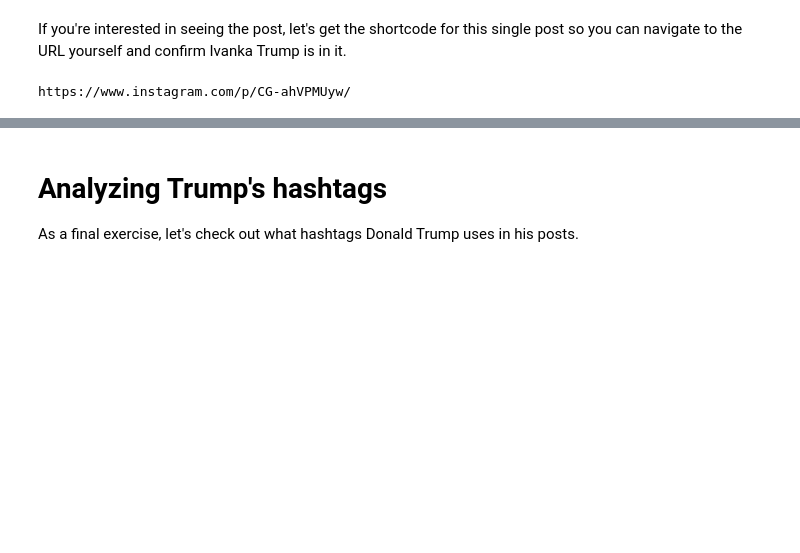
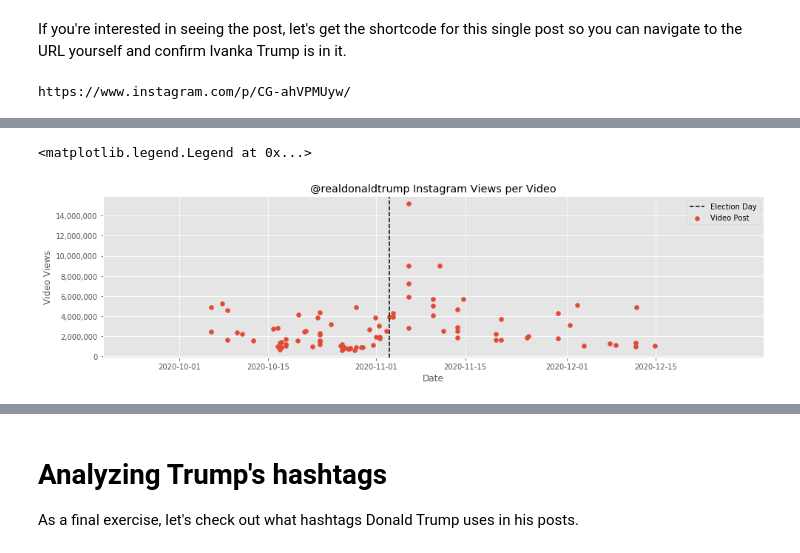
Before and after one commit to chris-greening/instascrape, a Jupyter notebook: tutorial/examples/DonaldTrump/Donald Trump.ipynb, the cells around one changed output, grey strips where cells are left out. Cells and saved outputs as stored; diff of their text form; code cells hidden in the pictures; blank space fills up the shorter version.

```diff
--- a/tutorial/examples/DonaldTrump/Donald Trump.ipynb
+++ b/tutorial/examples/DonaldTrump/Donald Trump.ipynb
@@ -185,0 +212,3 @@ https://www.instagram.com/p/CG-ahVPMUyw/
+# %%
+videos_df = df[df["is_video"]]
+videos_df["video_view_count"]
@@ -185,0 +228,19 @@ https://www.instagram.com/p/CG-ahVPMUyw/
+# %%
+fig, ax = plt.subplots(figsize=(16,4), facecolor='w')
+
+upload_date = videos_df['upload_date'].to_numpy()
+view_count = videos_df['video_view_count'].to_numpy()
+ax.scatter(upload_date, view_count, label="Video Post")
+
+ax.axvline(election_date, linestyle='--', label="Election Day", color="black")
+
+ax.set_title("@realdonaldtrump Instagram Views per Video")
+ax.set_xlabel("Date")
+ax.set_ylabel("Video Views")
+ax.get_yaxis().set_major_formatter(
+    matplotlib.ticker.FuncFormatter(lambda x, p: format(int(x), ',')))
+
+ax.legend()
+# %% [output]
+<matplotlib.legend.Legend at 0x...>
+[figure, added]
```
Also changed, not shown: parts of 10 cells of this notebook, 5 other files.
